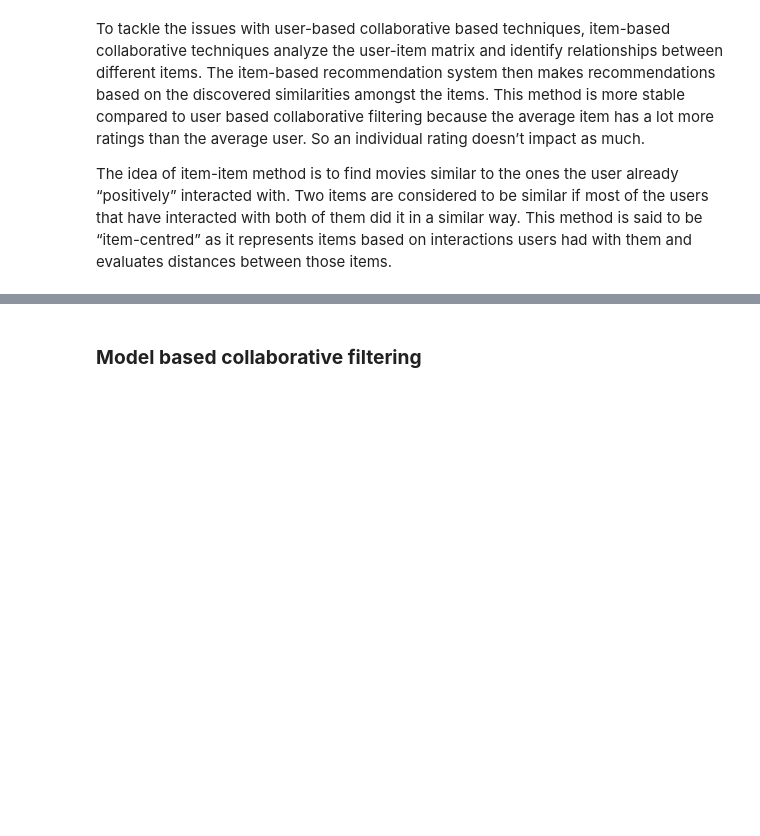
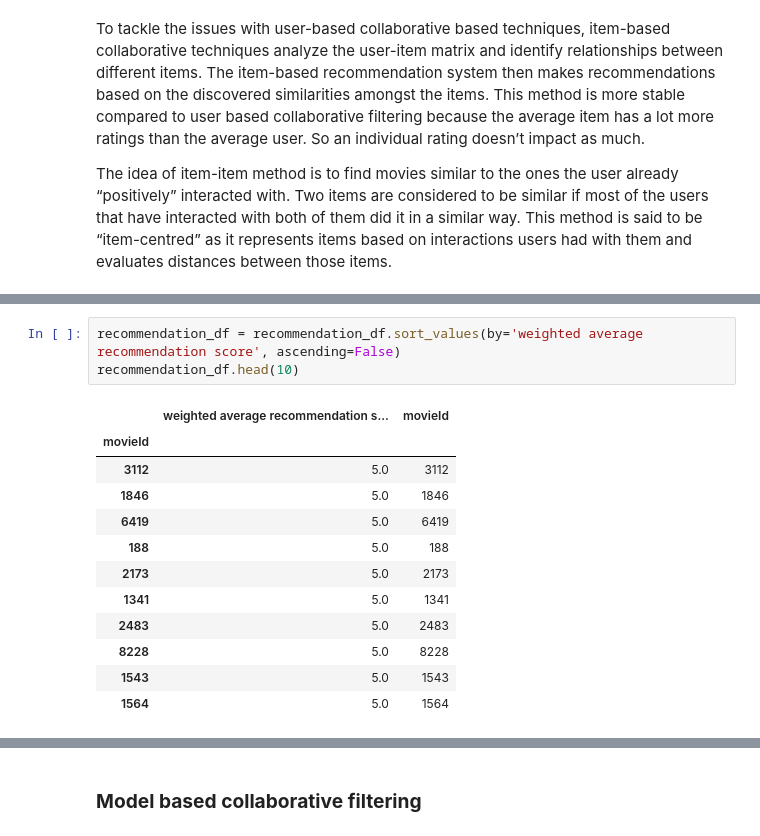
Before and after one commit to johnsiphiwe/unsupervised-predict-streamlit-template, a Jupyter notebook: recommenders/models.ipynb, the cells around one changed output, grey strips where cells are left out. Drawn from its saved outputs; the diff is of its cells as text; blank space fills up the shorter version.

```diff
--- a/recommenders/models.ipynb
+++ b/recommenders/models.ipynb
@@ -582,0 +696,16 @@ Test time         0.05    0.03    0.04    0.03    0.04    0.04    0.01
+# %%
+recommendation_df = recommendation_df.sort_values(by='weighted average recommendation score', ascending=False)
+recommendation_df.head(10)
+# %% [output]
+|  | weighted average recommendation s... | movieId |
+| movieId |  |  |
+| 3112 | 5.0 | 3112 |
+| 1846 | 5.0 | 1846 |
+| 6419 | 5.0 | 6419 |
+| 188 | 5.0 | 188 |
+| 2173 | 5.0 | 2173 |
+| 1341 | 5.0 | 1341 |
+| 2483 | 5.0 | 2483 |
+| 8228 | 5.0 | 8228 |
+| 1543 | 5.0 | 1543 |
+| 1564 | 5.0 | 1564 |
```
Also changed, not shown: parts of 57 cells of this notebook, 1 other file.
